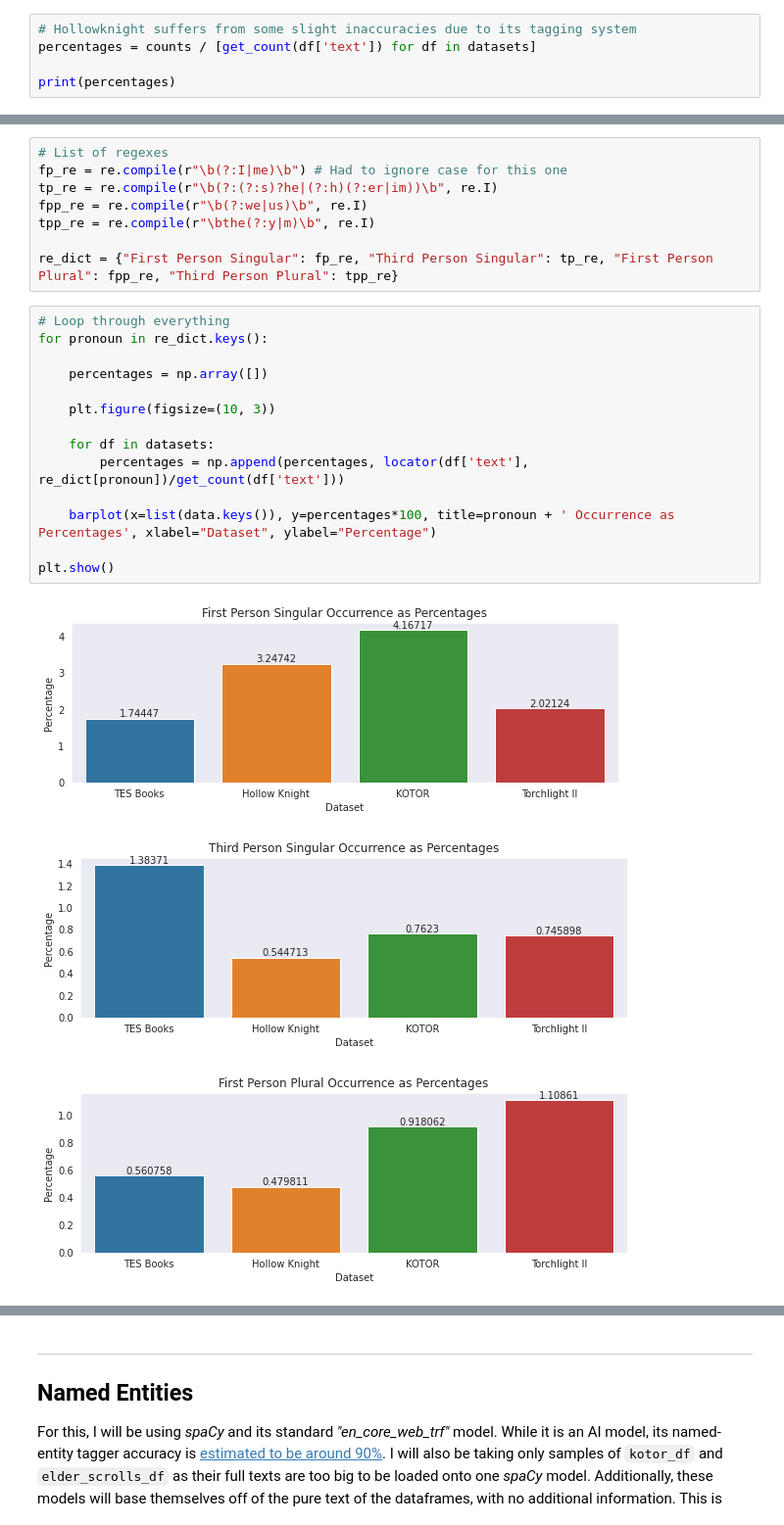
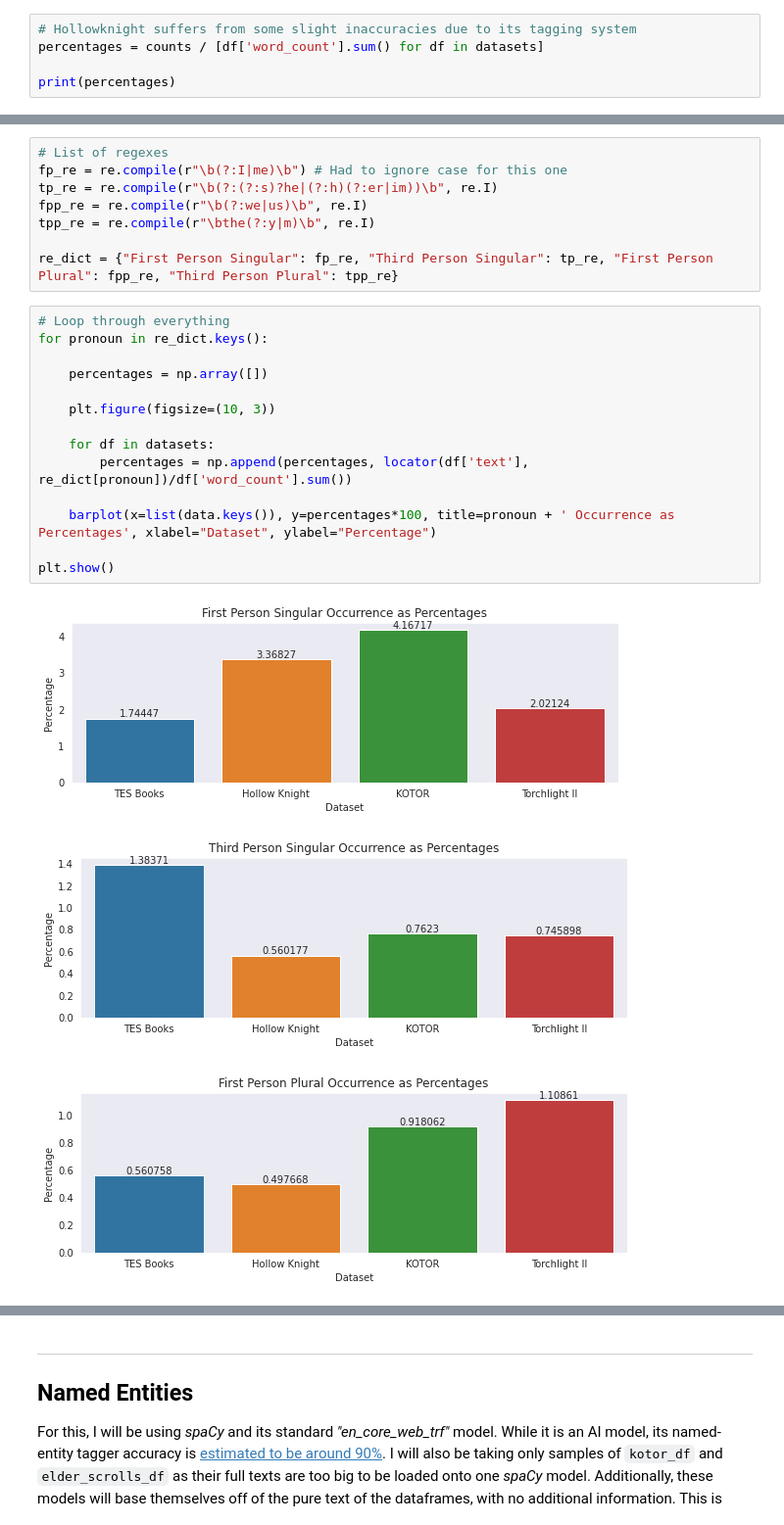
Before and after one commit to Data-Science-for-Linguists-2022/Pragmatics-In-Video-Games, a Jupyter notebook: notebooks/research.ipynb, the cells around one changed output, grey strips where cells are left out. Shown at 98% size. Cells and saved outputs as stored; diff of their text form.

```diff
--- a/notebooks/research.ipynb
+++ b/notebooks/research.ipynb
@@ -436,7 +423,7 @@ plt.show()
 [figure]
 # %%
 # Hollowknight suffers from some slight inaccuracies due to its tagging system
-percentages = counts / [get_count(df['text']) for df in datasets]
+percentages = counts / [df['word_count'].sum() for df in datasets]
 
 print(percentages)
 # %% [output]
@@ -501,18 +488,18 @@ re_dict = {"First Person Singular": fp_re, "Third Person Singular": tp_re, "Firs
 # %%
 # Loop through everything
 for pronoun in re_dict.keys():
 
     percentages = np.array([])
 
     plt.figure(figsize=(10, 3))
 
     for df in datasets:
-        percentages = np.append(percentages, locator(df['text'], re_dict[pronoun])/get_count(df['text']))
+        percentages = np.append(percentages, locator(df['text'], re_dict[pronoun])/df['word_count'].sum())
 
     barplot(x=list(data.keys()), y=percentages*100, title=pronoun + ' Occurrence as Percentages', xlabel="Dataset", ylabel="Percentage")
 
 plt.show()
 # %% [output]
-[figure, old version]
+[figure, new version]
 [figure]
-[figure, old version]
+[figure, new version]
```
Also changed, not shown: parts of 13 cells of this notebook, 7 other files.
